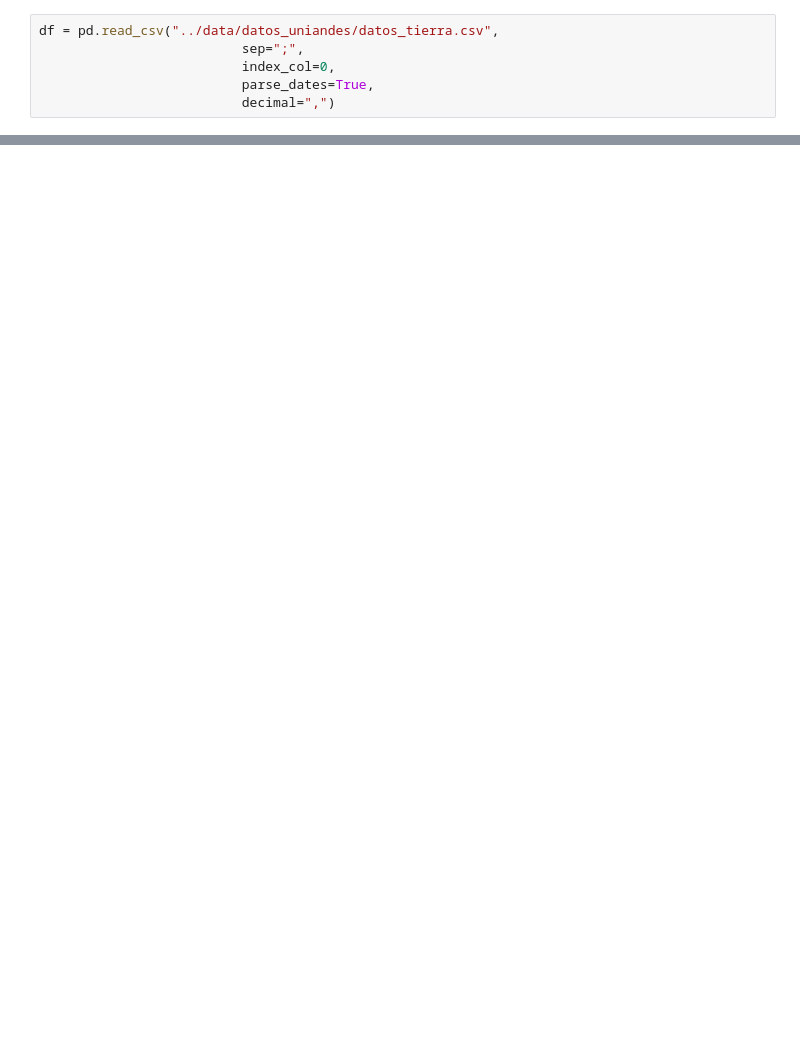
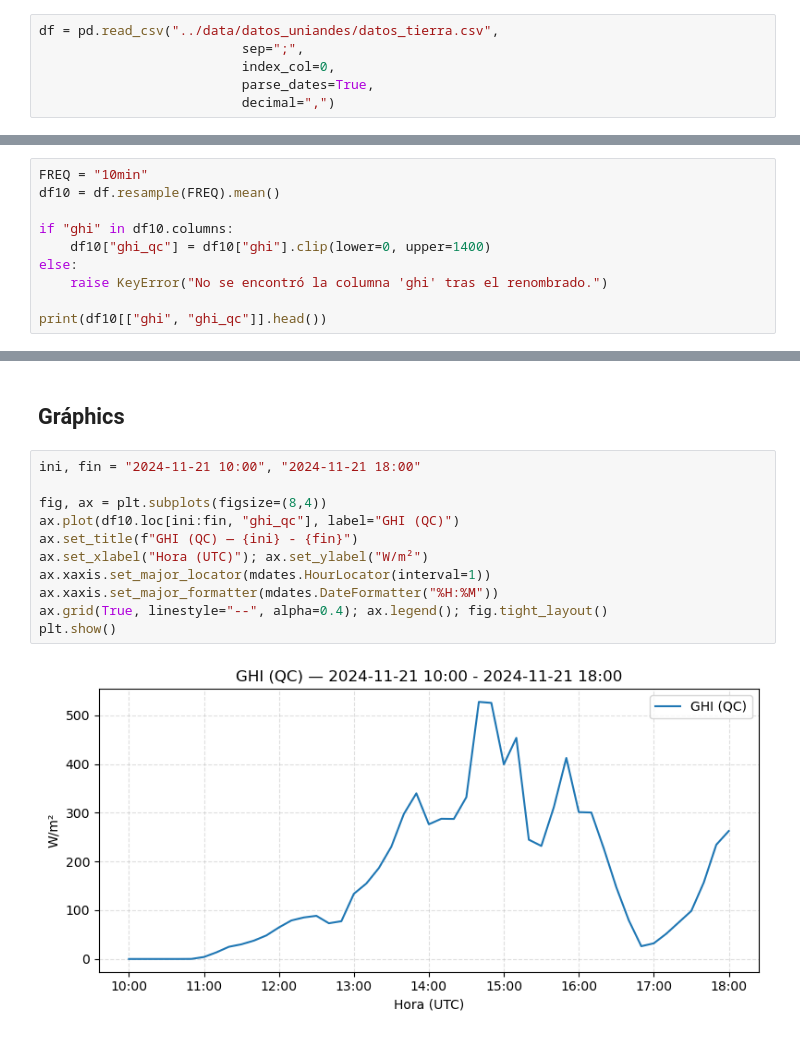
Before and after one commit to EstebanLN/irradiance-fusion-forecast, a Jupyter notebook: Notebooks/Exploración.ipynb, the cells around one changed output, grey strips where cells are left out. Saved outputs shown, nothing was run; the diff lists cells and outputs as text; blank space fills up the shorter version.

```diff
--- a/Notebooks/Exploración.ipynb
+++ b/Notebooks/Exploración.ipynb
@@ -46,0 +144,10 @@ df.head()
+# %%
+FREQ = "10min"
+df10 = df.resample(FREQ).mean()
+
+if "ghi" in df10.columns:
+    df10["ghi_qc"] = df10["ghi"].clip(lower=0, upper=1400)
+else:
+    raise KeyError("No se encontró la columna 'ghi' tras el renombrado.")
+
+print(df10[["ghi", "ghi_qc"]].head())
@@ -46,0 +162,15 @@ df.head()
+# %% [markdown]
+## Gráphics
+# %%
+ini, fin = "2024-11-21 10:00", "2024-11-21 18:00"
+
+fig, ax = plt.subplots(figsize=(8,4))
+ax.plot(df10.loc[ini:fin, "ghi_qc"], label="GHI (QC)")
+ax.set_title(f"GHI (QC) — {ini} - {fin}")
+ax.set_xlabel("Hora (UTC)"); ax.set_ylabel("W/m²")
+ax.xaxis.set_major_locator(mdates.HourLocator(interval=1))
+ax.xaxis.set_major_formatter(mdates.DateFormatter("%H:%M"))
+ax.grid(True, linestyle="--", alpha=0.4); ax.legend(); fig.tight_layout()
+plt.show()
+# %% [output]
+[figure, added]
```
Also changed, not shown: parts of 16 cells of this notebook.
